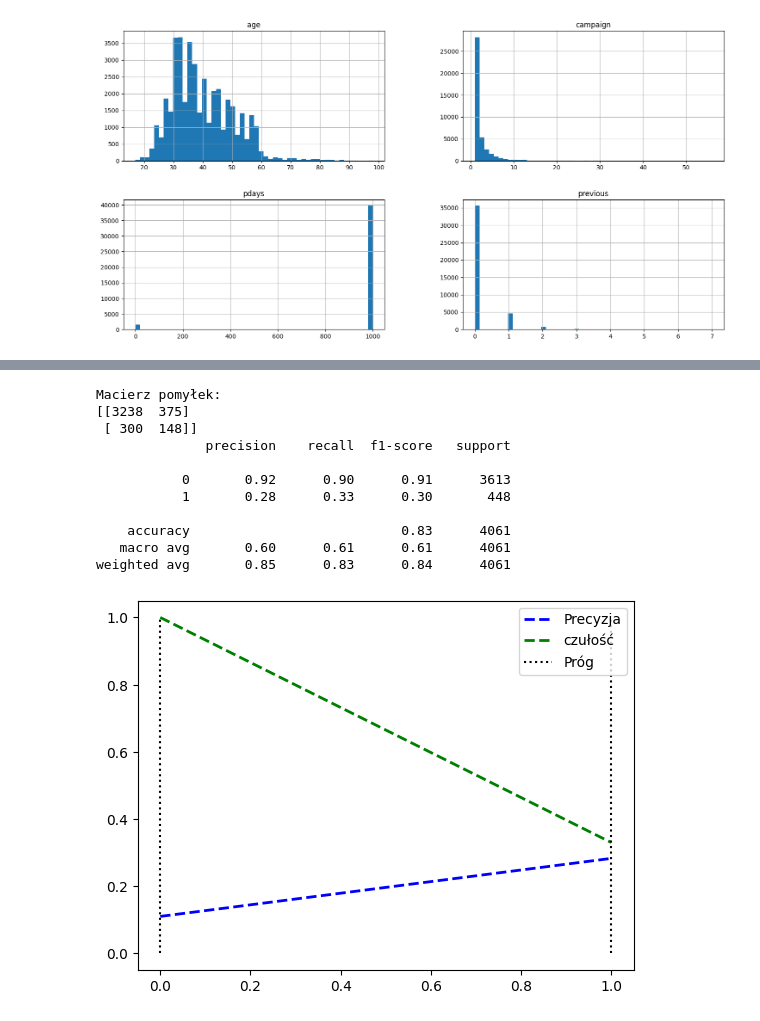
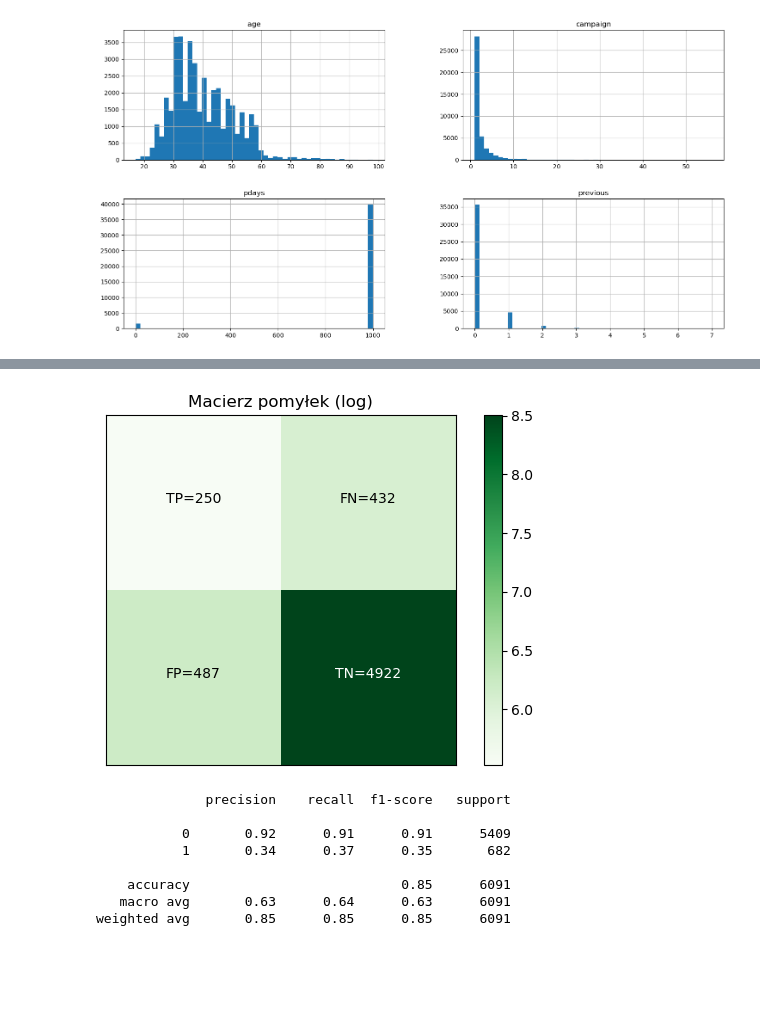
Before and after one commit to s22403MB/Inzynierka, a Jupyter notebook: Inzynierka_analiza_modeli.ipynb, the cells around one changed output, grey strips where cells are left out. Drawn from its saved outputs; the diff is of its cells as text; code cells hidden in the pictures; blank space fills up the shorter version.

```diff
--- a/Inzynierka_analiza_modeli.ipynb
+++ b/Inzynierka_analiza_modeli.ipynb
@@ -57,6 +34,34 @@ def scaleMinMax(dataFrame, columnName):
     scaled_data = scaler.fit_transform(series.values.reshape(-1,1))
     scaled_series = pd.Series(scaled_data.flatten(), index=series.index)
     dataFrame[columnName] = scaled_series
+
+
+def createMetrics(y_test, y_pred):
+    cm = confusion_matrix(y_test, y_pred,  labels=[1,0])
+
+    plt.figure(figsize=(6, 4))
+    plt.imshow(np.log1p(cm), interpolation='nearest', cmap='Greens')
+    plt.title('Macierz pomyłek (log)')
+    plt.colorbar()
+
+    plt.xticks([])
+    plt.yticks([])
+
+    for i in range(cm.shape[0]):
+        for j in range(cm.shape[1]):
+            if i == 0 and j == 0:
+                plt.text(j, i, f'TP={cm[i, j]}', horizontalalignment="center", color="white" if cm[i, j] > cm.max() / 2 else "black")
+            elif i == 0 and j == 1:
+                plt.text(j, i, f'FN={cm[i, j]}', horizontalalignment="center", color="white" if cm[i, j] > cm.max() / 2 else "black")
+            elif i == 1 and j == 0:
+                plt.text(j, i, f'FP={cm[i, j]}', horizontalalignment="center", color="white" if cm[i, j] > cm.max() / 2 else "black")
+            elif i == 1 and j == 1:
+                plt.text(j, i, f'TN={cm[i, j]}', horizontalalignment="center", color="white" if cm[i, j] > cm.max() / 2 else "black")
+
+    plt.tight_layout()
+    plt.show()
+
+    print(classification_report(y_test, y_pred))
 # %%
 #najpierw skalujemy kolumnę wiek w wartości od 0 do 1, kolumna age nie posiada danych brakujących
 scaleMinMax(df, 'age')
@@ -149,36 +111,20 @@ X
 # %%
-X_train, X_test, y_train, y_test = train_test_split(X, Y, test_size=0.1, random_state=42)
+X_train, X_test, y_train, y_test = train_test_split(X, Y, test_size=0.15, random_state=42)
 # %%
 from sklearn.tree import DecisionTreeClassifier
 #Drzewa decyzyjne
-model = DecisionTreeClassifier()
+model = DecisionTreeClassifier(max_depth = 3,class_weight='balanced', random_state=42)
 model.fit(X_train, y_train)
+y_pred = model.predict(X_test)
 
-y_pred = model.predict(X_test)
-conf_matrix = confusion_matrix(y_test, y_pred)
-
-print("Macierz pomyłek:")
-print(conf_matrix)
-# Wyświetlenie raportu klasyfikacji
-print(classification_report(y_test, y_pred))
+createMetrics(y_test, y_pred)
 # %% [output]
+[figure, added]
-Macierz pomyłek:
-[[3238  375]
- [ 300  148]]
               precision    recall  f1-score   support
 
-           0       0.92      0.90      0.91      3613
-           1       0.28      0.33      0.30       448
+           0       0.92      0.91      0.91      5409
+           1       0.34      0.37      0.35       682
 
-    accuracy                           0.83      4061
-   macro avg       0.60      0.61      0.61      4061
-weighted avg       0.85      0.83      0.84      4061
+    accuracy                           0.85      6091
+   macro avg       0.63      0.64      0.63      6091
+weighted avg       0.85      0.85      0.85      6091
-# %%
-precissions, recalls, threshold = precision_recall_curve(y_test, y_pred)
-plt.plot(threshold, precissions[:-1], "b--", label="Precyzja", linewidth=2)
-plt.plot(threshold, recalls[:-1], "g--", label="czułość", linewidth=2)
-plt.vlines(threshold, 0, 1.0, "k", "dotted", label="Próg")
-plt.legend()
-plt.show()
-# %% [output]
-[figure, removed]
```
Also changed, not shown: parts of 17 cells of this notebook.
